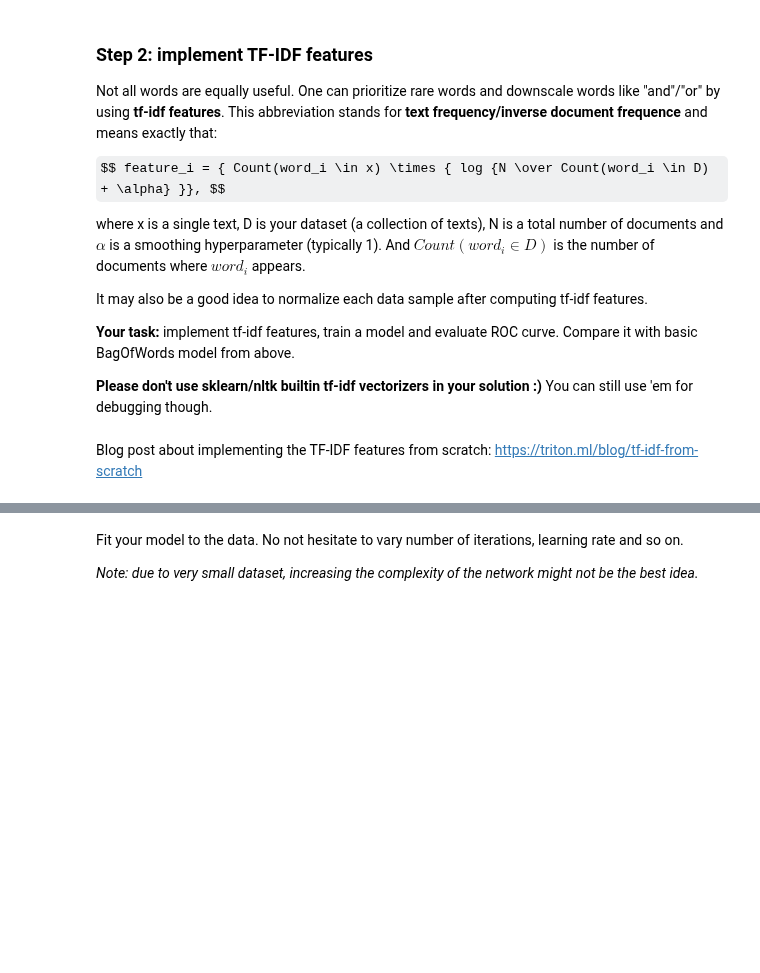
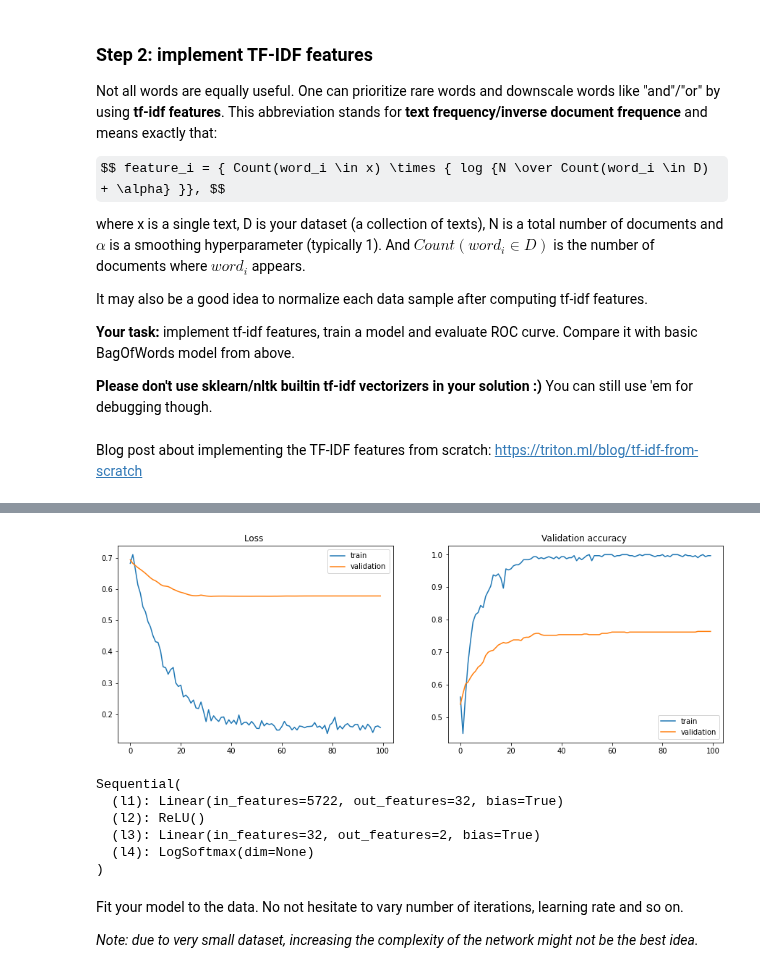
Before and after one commit to kryvokhyzha/examples-and-courses, a Jupyter notebook: ML-MIPT-advanced/homeworks_advanced/assignment1_01_Word_Vectors/assignment1_01_Word_Vectors.ipynb, the cells around one changed output, grey strips where cells are left out. Cells and saved outputs as stored; diff of their text form; code cells hidden in the pictures; some formulas as TeX source; blank space fills up the shorter version.

```diff
--- a/ML-MIPT-advanced/homeworks_advanced/assignment1_01_Word_Vectors/assignment1_01_Word_Vectors.ipynb
+++ b/ML-MIPT-advanced/homeworks_advanced/assignment1_01_Word_Vectors/assignment1_01_Word_Vectors.ipynb
@@ -308,0 +359,13 @@ y_test_torch = ### YOUR CODE HERE
+# %%
+X_train_tfidf_torch = torch.tensor(X_train_tf_idf, dtype=torch.float32)
+X_test_tfidf_torch = torch.tensor(X_test_tf_idf, dtype=torch.float32)
+
+y_train_torch = torch.tensor(y_train, dtype=torch.long)
+y_test_torch = torch.tensor(y_test, dtype=torch.long)
+# %%
+model = nn.Sequential()
+
+model.add_module('l1', nn.Linear(X_train_tfidf_torch.size()[1], 32))
+model.add_module('l2', nn.ReLU())
+model.add_module('l3', nn.Linear(32, 2))
+model.add_module('l4', nn.LogSoftmax())
@@ -309,3 +374,17 @@ y_test_torch = ### YOUR CODE HERE
+# %%
+opt = torch.optim.Adam(model.parameters(), lr=1e-4)
+# %%
+lr_scheduler = ReduceLROnPlateau(opt, patience=35)
+# %%
+train_model(model, opt, lr_scheduler, X_train_tfidf_torch, y_train_torch, X_test_tfidf_torch, y_test_torch, n_iterations=1000)
+# %% [output]
+[figure, added]
+Sequential(
+  (l1): Linear(in_features=5722, out_features=32, bias=True)
+  (l2): ReLU()
+  (l3): Linear(in_features=32, out_features=2, bias=True)
+  (l4): LogSoftmax(dim=None)
+)
 # %% [markdown]
 Fit your model to the data. No not hesitate to vary number of iterations, learning rate and so on.
 
```
Also changed, not shown: parts of 20 cells of this notebook.
